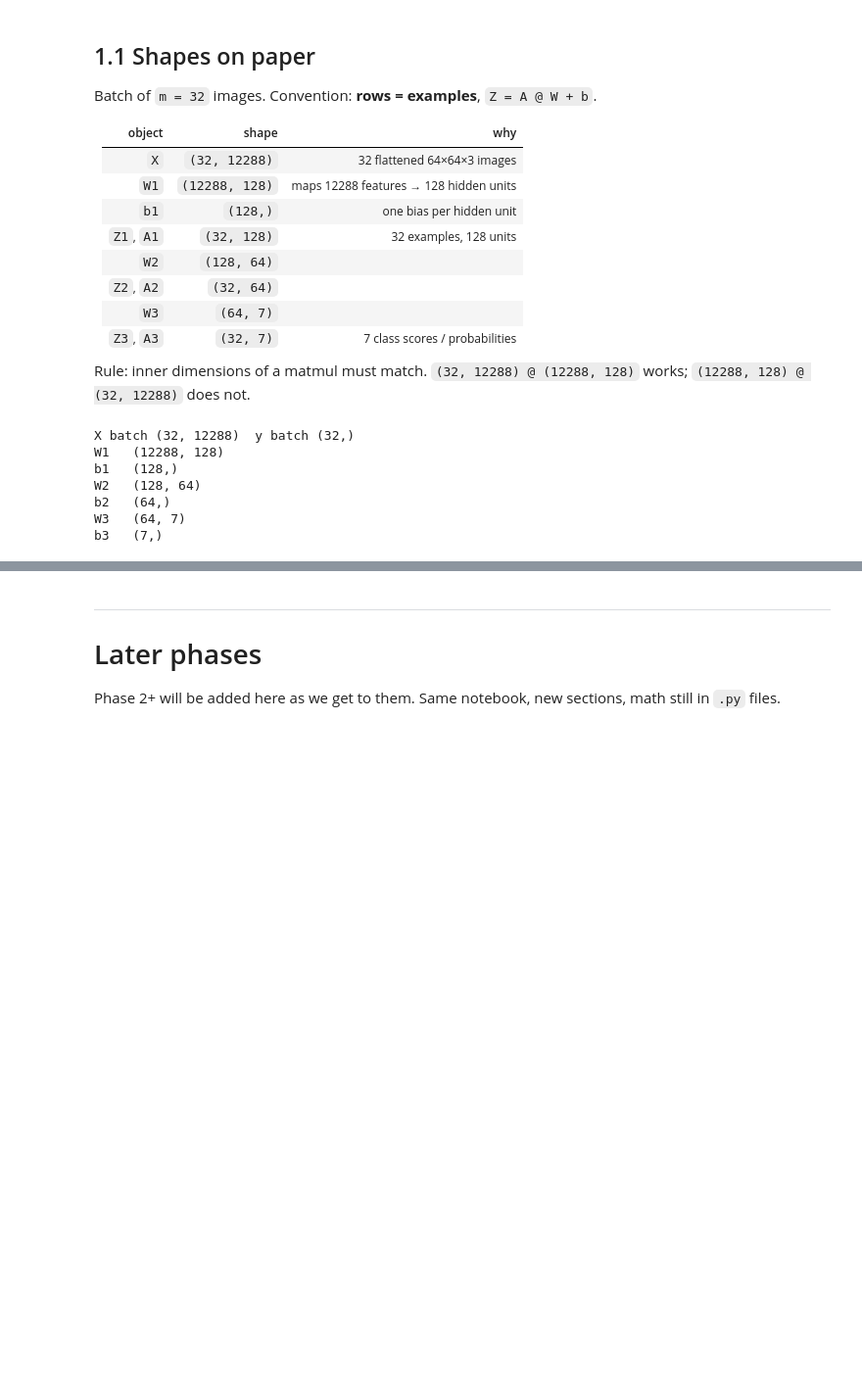
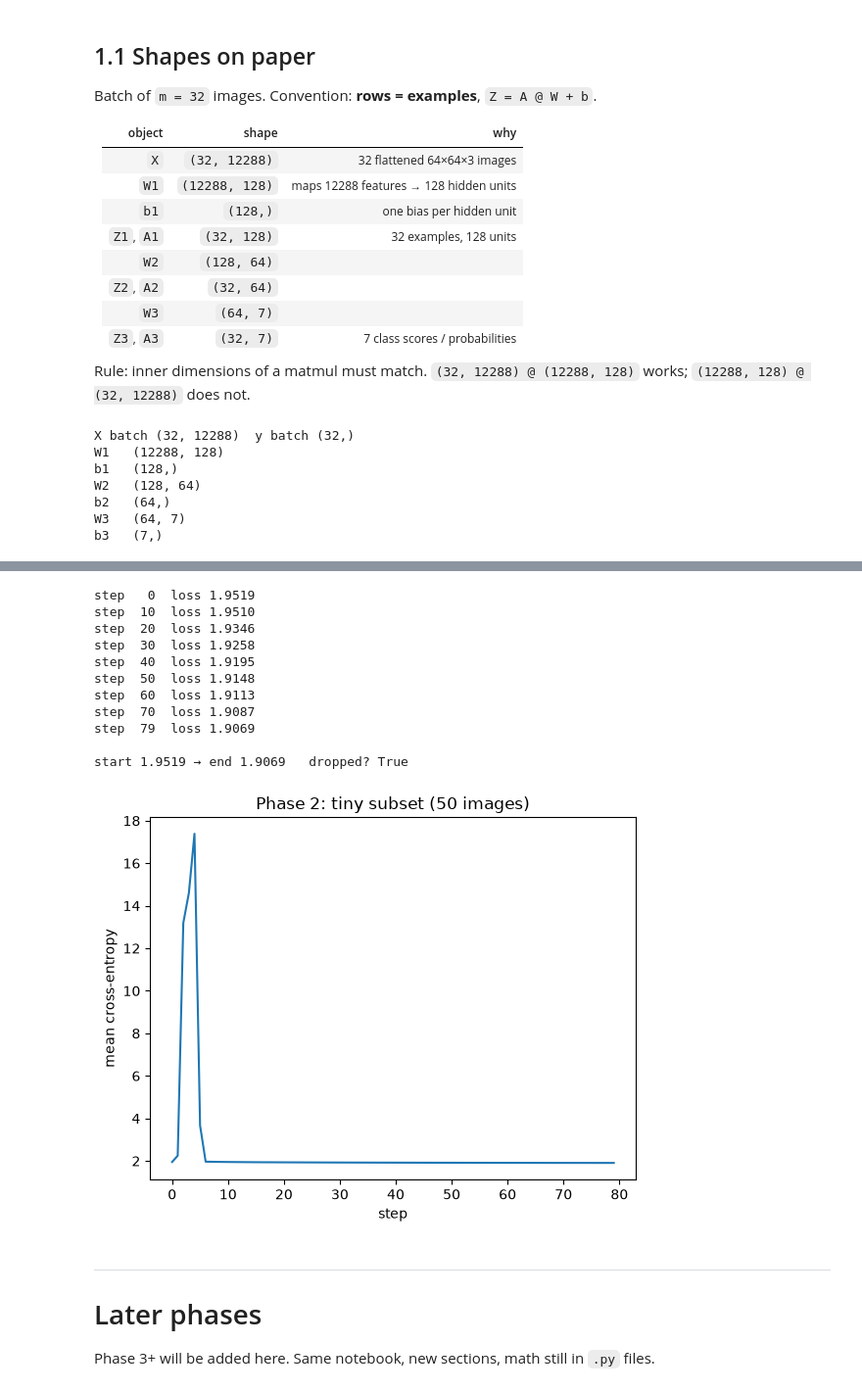
Before and after one commit to notlokii/CarClassifier_ModelZoo, a Jupyter notebook: car_classifier_model_zoo.ipynb, the cells around one changed output, grey strips where cells are left out. Shown at 98% size. Cells and saved outputs as stored; diff of their text form; code cells hidden in the pictures; blank space fills up the shorter version.

Commit message:
implemented functions for  Numpy Backward Propogation

```diff
--- a/car_classifier_model_zoo.ipynb
+++ b/car_classifier_model_zoo.ipynb
@@ -273,0 +328,12 @@ cache keys (stash intermediates for Phase 2): ['A1', 'A2', 'A3', 'Z1', 'Z2', 'Z3
+# %%
+params = init_params()
+A3, cache = forward(X_tiny, params)
+loss0 = compute_loss(A3, Y_tiny)
+grads = backward(A3, Y_tiny, cache, params)
+
+print(f"initial loss: {loss0:.4f}   (random 7-class ≈ {np.log(7):.4f})")
+print("cache keys:", sorted(cache.keys()))
+print()
+for name in ("W1", "b1", "W2", "b2", "W3", "b3"):
+    g = grads[f"d{name}"]
+    print(f"d{name:2} {g.shape}  match param {params[name].shape}? {g.shape == params[name].shape}")
@@ -274,5 +356,40 @@ cache keys (stash intermediates for Phase 2): ['A1', 'A2', 'A3', 'Z1', 'Z2', 'Z3
+# %%
+params = init_params()
+learning_rate = 0.1  # if loss explodes, drop this; if it barely moves, raise it
+n_steps = 80
+losses = []
+
+for step in range(n_steps):
+    A3, cache = forward(X_tiny, params)
+    loss = compute_loss(A3, Y_tiny)
+    grads = backward(A3, Y_tiny, cache, params)
+    params = update_params(params, grads, learning_rate)
+    losses.append(float(loss))
+    if step % 10 == 0 or step == n_steps - 1:
+        print(f"step {step:3d}  loss {loss:.4f}")
+
+print(f"\nstart {losses[0]:.4f} → end {losses[-1]:.4f}   dropped? {losses[-1] < losses[0]}")
+
+plt.plot(losses)
+plt.xlabel("step")
+plt.ylabel("mean cross-entropy")
+plt.title("Phase 2: tiny subset (50 images)")
+plt.show()
+# %% [output]
+step   0  loss 1.9519
+step  10  loss 1.9510
+step  20  loss 1.9346
+step  30  loss 1.9258
+step  40  loss 1.9195
+step  50  loss 1.9148
+step  60  loss 1.9113
+step  70  loss 1.9087
+step  79  loss 1.9069
+
+start 1.9519 → end 1.9069   dropped? True
+[figure, added]
 # %% [markdown]
 ---
 # Later phases
 
-Phase 2+ will be added here as we get to them. Same notebook, new sections, math still in `.py` files.
+Phase 3+ will be added here. Same notebook, new sections, math still in `.py` files.
```
Also changed, not shown: parts of 7 cells of this notebook, 1 other file.
